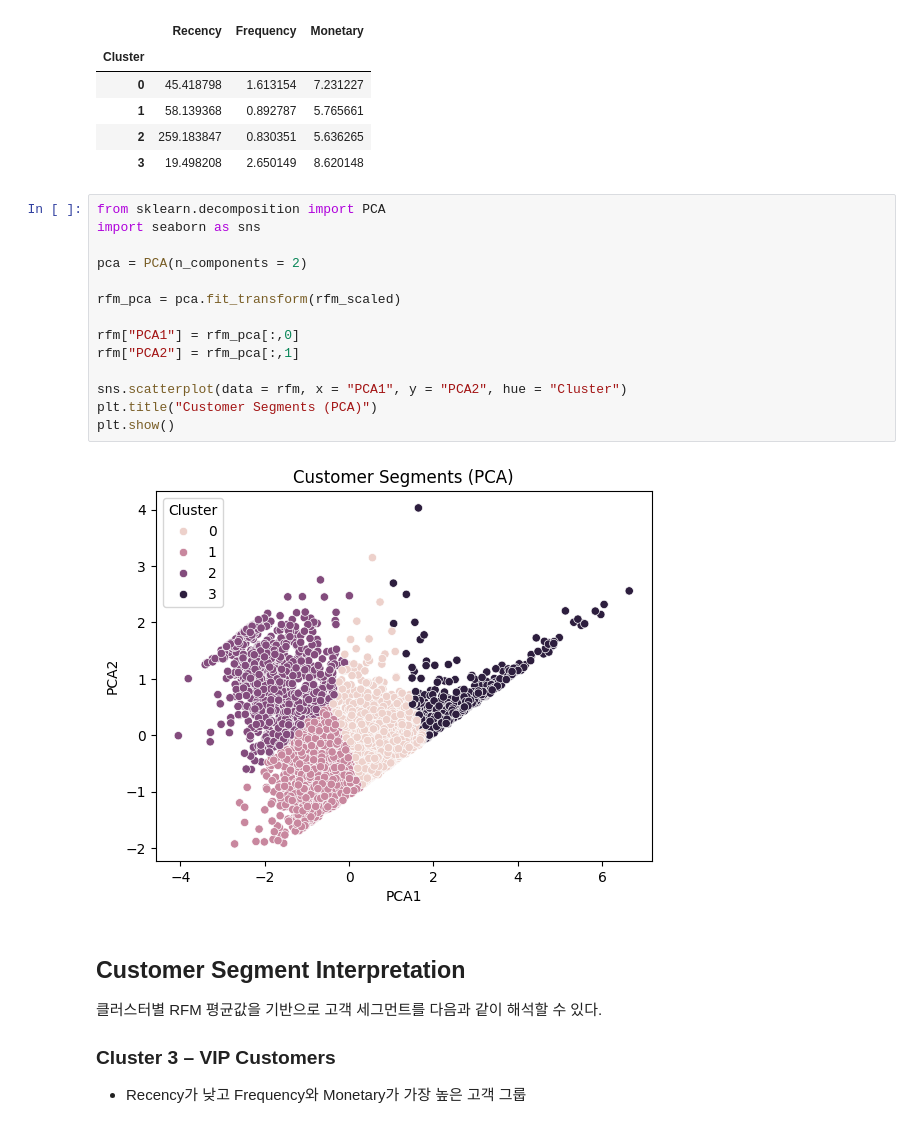
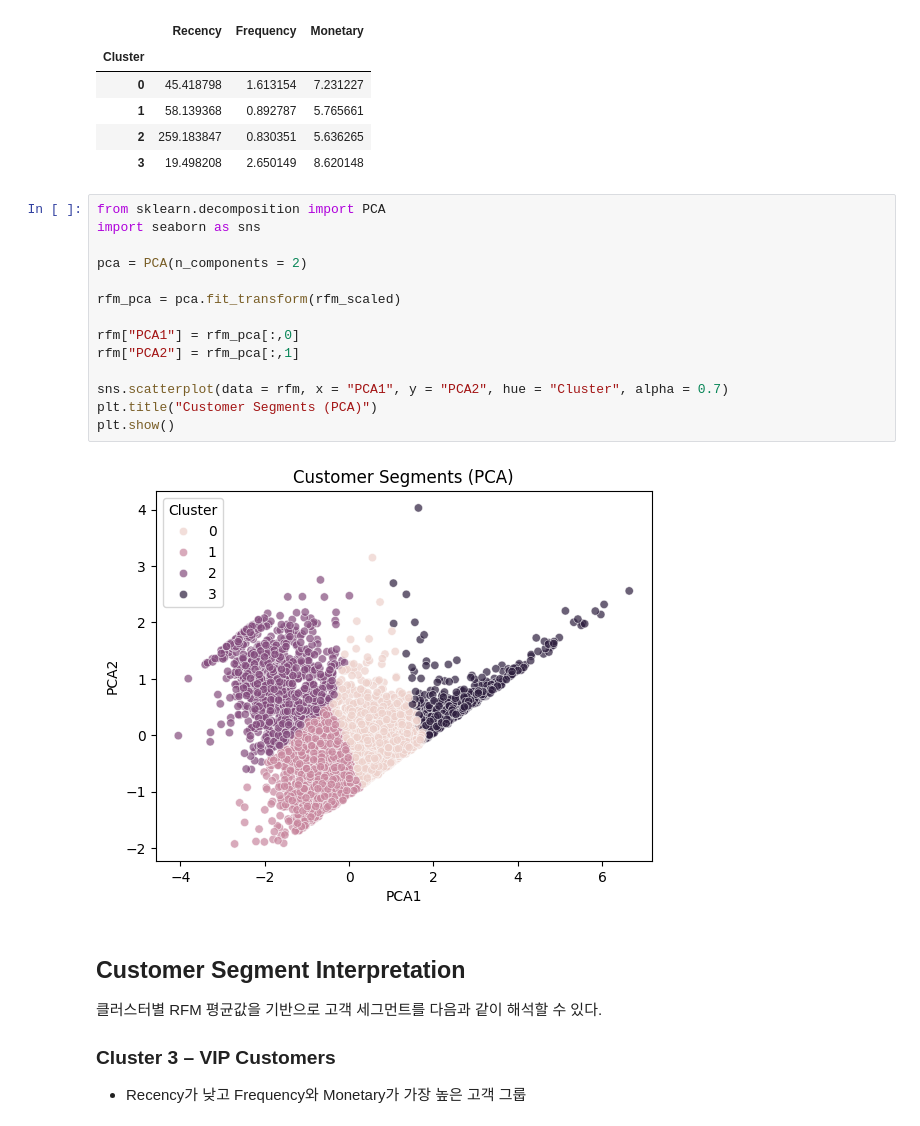
Before and after one commit to eue6ne/ecommerce-customer-segmentation, a Jupyter notebook: notebooks/02_customer_clustering.ipynb, the cells around one changed output. Saved outputs shown, nothing was run; the diff lists cells and outputs as text.

```diff
--- a/notebooks/02_customer_clustering.ipynb
+++ b/notebooks/02_customer_clustering.ipynb
@@ -116,19 +116,19 @@ rfm.groupby("Cluster")[["Recency","Frequency","Monetary"]].mean()
 # %%
 from sklearn.decomposition import PCA
 import seaborn as sns
 
 pca = PCA(n_components = 2)
 
 rfm_pca = pca.fit_transform(rfm_scaled)
 
 rfm["PCA1"] = rfm_pca[:,0]
 rfm["PCA2"] = rfm_pca[:,1]
 
-sns.scatterplot(data = rfm, x = "PCA1", y = "PCA2", hue = "Cluster")
+sns.scatterplot(data = rfm, x = "PCA1", y = "PCA2", hue = "Cluster", alpha = 0.7)
 plt.title("Customer Segments (PCA)")
 plt.show()
 # %% [output]
-[figure, old version]
+[figure, new version]
 # %% [markdown]
 ## Customer Segment Interpretation
 
```
Also changed, not shown: parts of 4 cells of this notebook.
